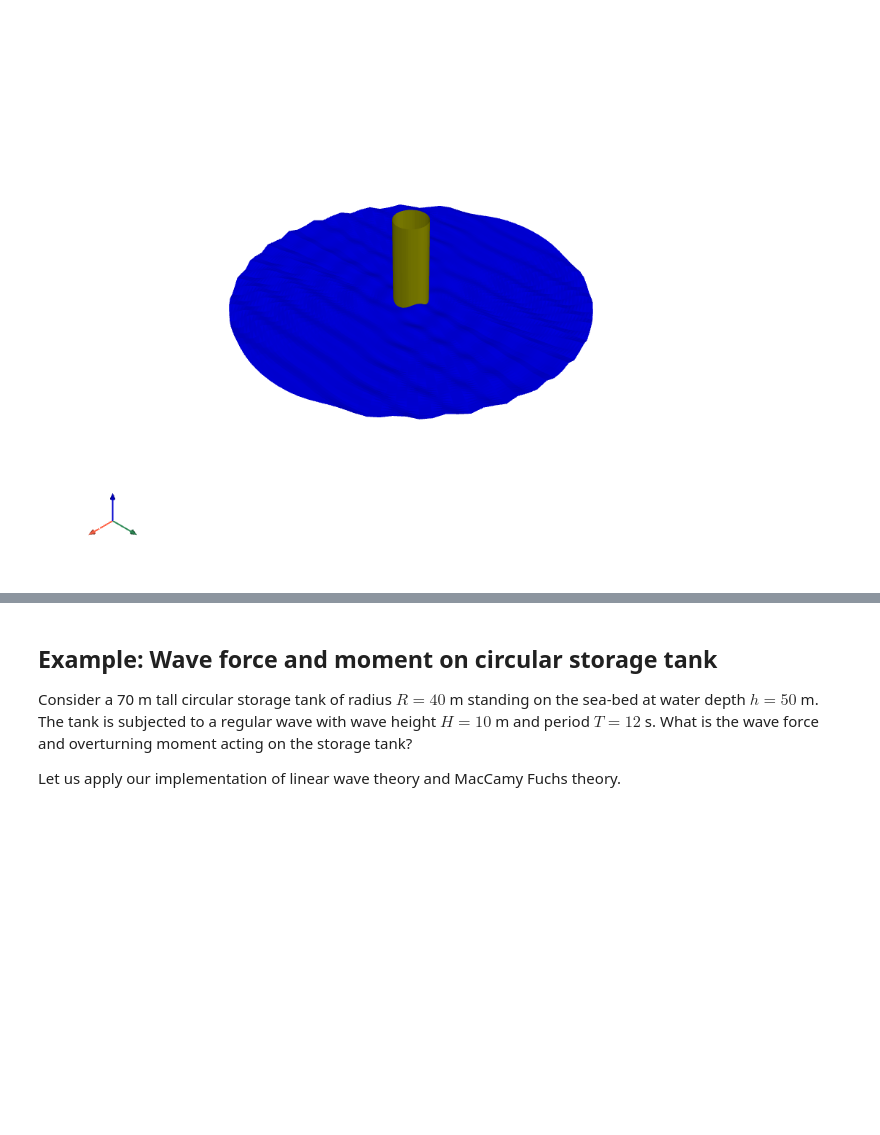
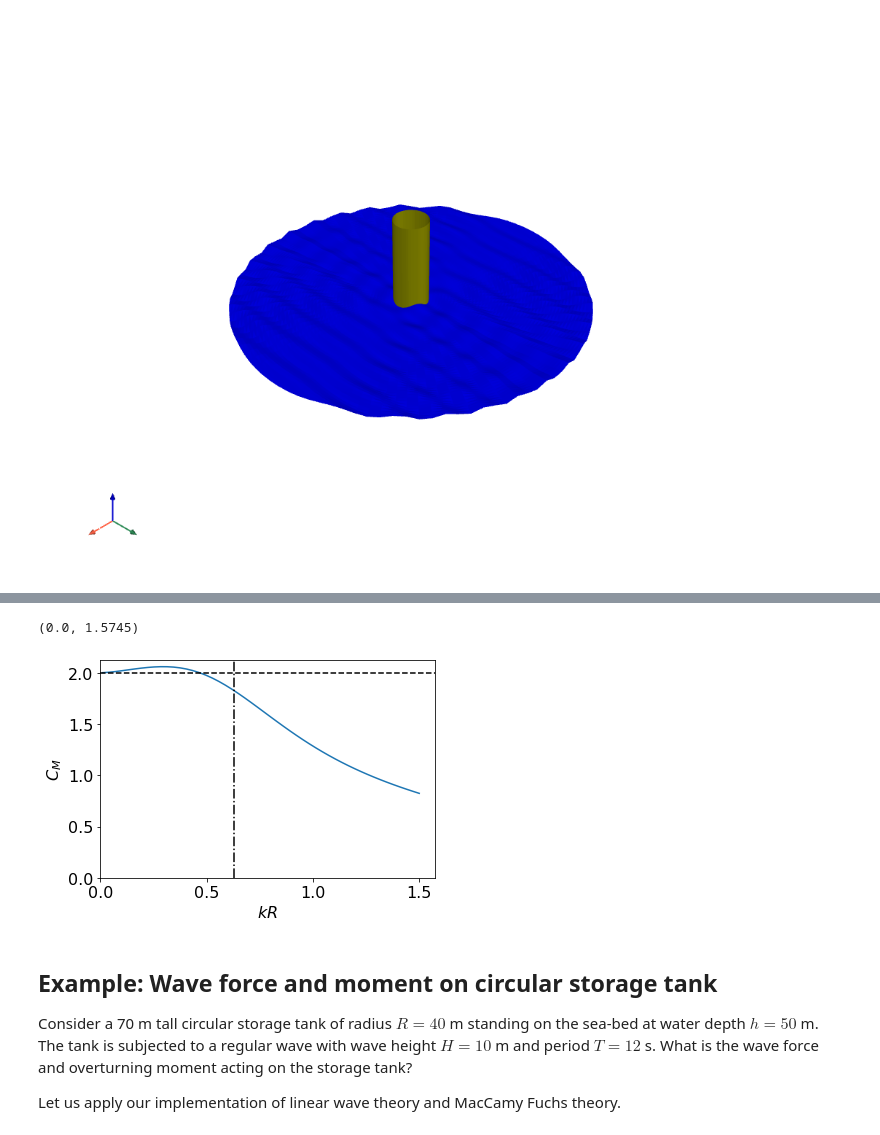
Before and after one commit to hydrodavid/tmr4247, a Jupyter notebook: Lecture_5.ipynb, the cells around one changed output, grey strips where cells are left out. Cells and saved outputs as stored; diff of their text form; code cells hidden in the pictures; blank space fills up the shorter version.

```diff
--- a/Lecture_5.ipynb
+++ b/Lecture_5.ipynb
@@ -373,3 +390,25 @@ Falling back to a static output.
+# %%
+#Plotting the result above  yields
+kR = np.linspace(0.01,1.5)
+ldD = np.pi/(kR)
+Amp = 1.0/np.sqrt(jvp(1, kR)**2+yvp(1, kR)**2)
+alpha = np.arctan2(jvp(1, kR),yvp(1, kR))
+Cm_ekv = 4.0/(np.pi*kR**2)*Amp*np.cos(alpha)
+
+# limit lambda/D=5 => kR=pi/5
+kR_lim = np.pi/5.0
+
+plt.figure()
+plt.plot(kR, Cm_ekv)
+plt.axhline(2.0, linestyle='--', color='k')
+plt.axvline(kR_lim, linestyle='-.', color='k')
+plt.xlabel(r'$kR$')
+plt.ylabel(r'$C_M$')
+plt.ylim(ymin=0)
+plt.xlim(xmin=0)
+# %% [output]
+(0.0, 1.5745)
+[figure, added]
 # %% [markdown]
 ## Example: Wave force and moment on circular storage tank
 Consider a 70 m tall circular storage tank of radius $R=40$ m standing on the sea-bed at water depth $h=50$ m. The tank is subjected to a regular wave with wave height $H=10$ m and period $T=12$ s. What is the wave force and overturning moment acting on the storage tank?
```
Also changed, not shown: parts of 2 cells of this notebook, 1 other file.
